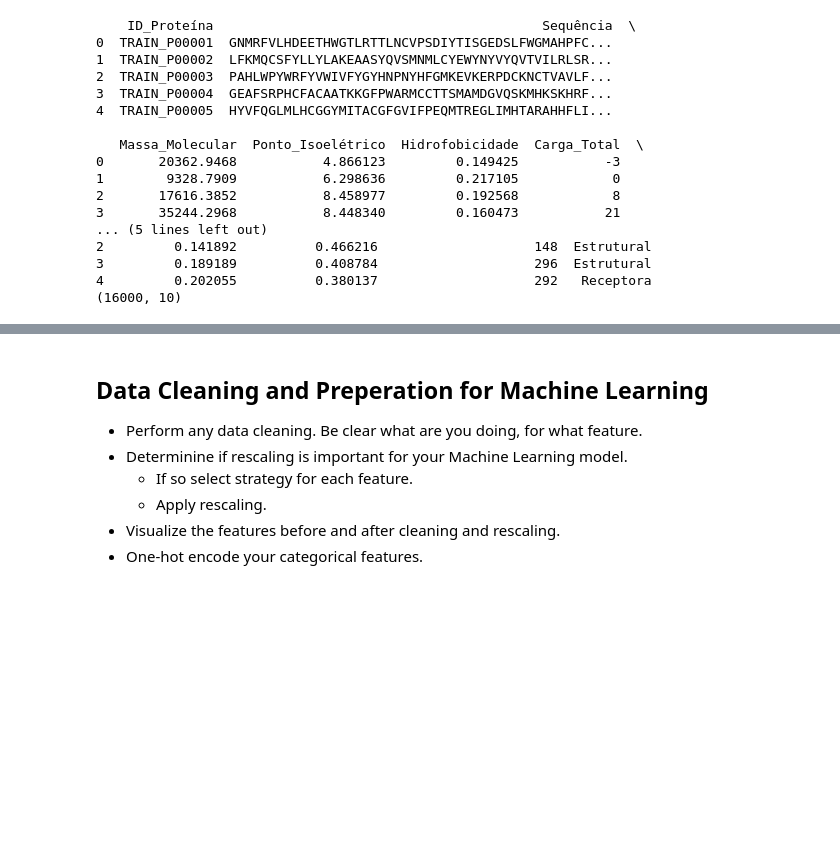
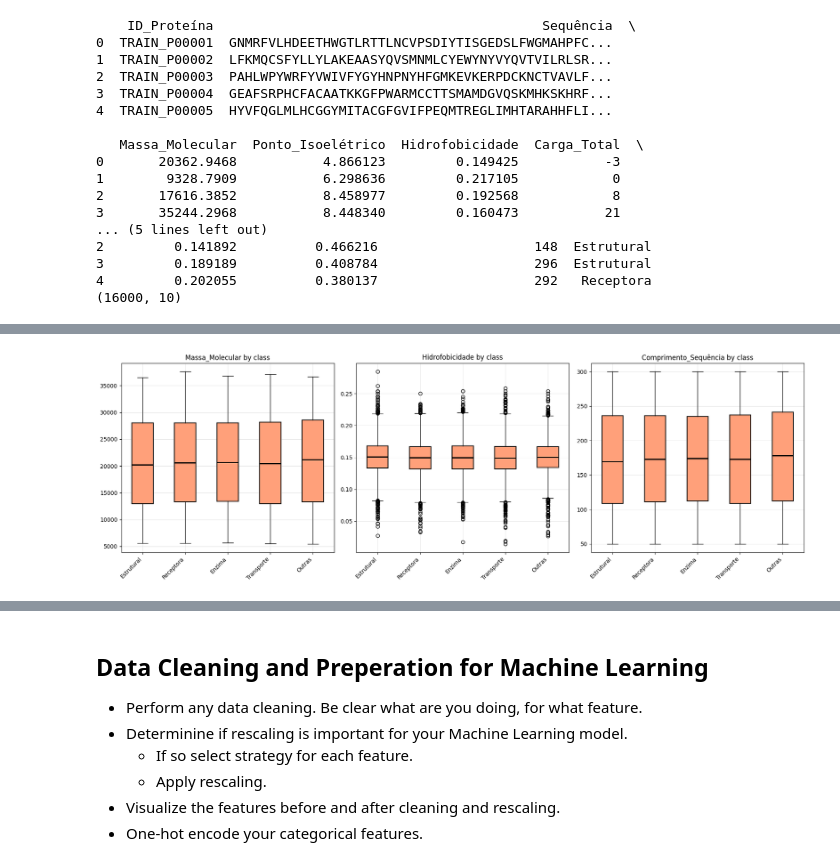
Before and after one commit to ClarissaTerrones/ProjectTempate, a Jupyter notebook: Train/Kaggle Tabular Data.ipynb, the cells around one changed output, grey strips where cells are left out. Cells and saved outputs as stored; diff of their text form; code cells hidden in the pictures; blank space fills up the shorter version.

```diff
--- a/Train/Kaggle Tabular Data.ipynb
+++ b/Train/Kaggle Tabular Data.ipynb
@@ -425,0 +499,24 @@ Index(['ID_Proteína', 'Sequência', 'Massa_Molecular', 'Ponto_Isoelétrico',
+# %%
+# Boxplot
+top_features = ['Massa_Molecular', 'Hidrofobicidade', 'Comprimento_Sequência']
+classes = df_protein['Classe'].unique()
+fig, axes = plt.subplots(1,3, figsize=(18,6))
+
+
+for i, feature in enumerate(top_features):
+    # Prepare data for boxplot
+    data = [df_protein[df_protein['Classe'] == cls][feature] for cls in df_protein['Classe'].unique()]
+
+    axes[i].boxplot(data, patch_artist=True,
+                    boxprops=dict(facecolor='lightsalmon', linewidth=1.5),
+                    medianprops=dict(color='black', linewidth=2))
+
+    axes[i].set_title(f'{feature} by class', fontsize=12)
+    axes[i].set_xticks(range(1, len(classes)+1))
+    axes[i].set_xticklabels(classes, rotation=45, ha='right')
+    axes[i].grid(True, alpha=0.3)
+
+plt.tight_layout()
+plt.show()
+# %% [output]
+[figure, added]
```
Also changed, not shown: parts of 23 cells of this notebook.
